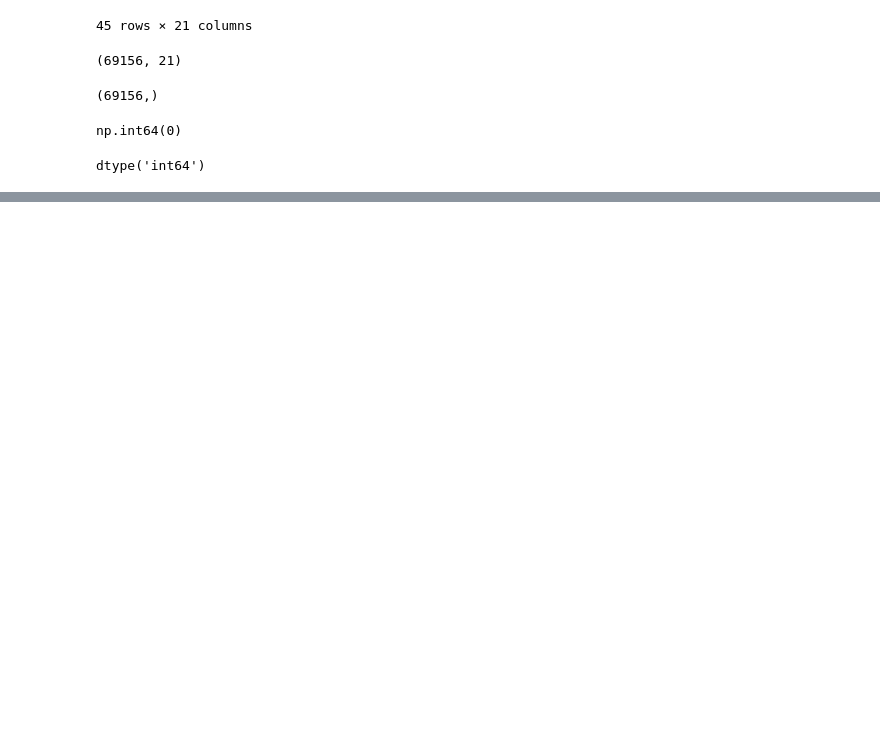
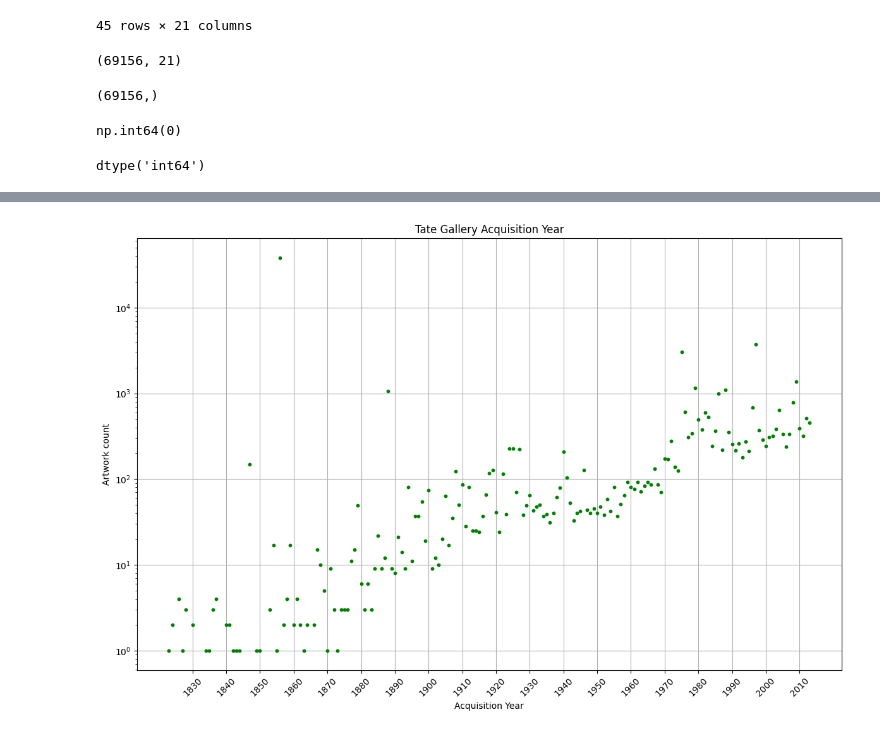
Before and after one commit to Kinetics20/Data_Science_notes, a Jupyter notebook: notebooks/ex_4.ipynb, the cells around one changed output, grey strips where cells are left out. Drawn from its saved outputs; the diff is of its cells as text; code cells hidden in the pictures; blank space fills up the shorter version.

```diff
--- a/notebooks/ex_4.ipynb
+++ b/notebooks/ex_4.ipynb
@@ -240,0 +302,23 @@ dtype('int64')
+# %%
+fig, ax = plt.subplots(figsize=(12, 8))
+
+
+ax.scatter(x=acquisition_year.index, y=acquisition_year, s=10, c='green')
+ax.set_yscale('log')
+
+ax.set_title('Tate Gallery Acquisition Year')
+ax.set_xlabel('Acquisition Year')
+ax.set_ylabel('Artwork count')
+
+ticks = [year for year in acquisition_year.index if year % 10 == 0]
+
+ax.set_xticks(ticks)
+ax.set_xticklabels(ticks, rotation=45)
+
+ax.grid(True)
+ax.set_axisbelow(True)
+
+fig.tight_layout()
+plt.show()
+# %% [output]
+[figure, added]
```
Also changed, not shown: parts of 10 cells of this notebook, 3 other files.
